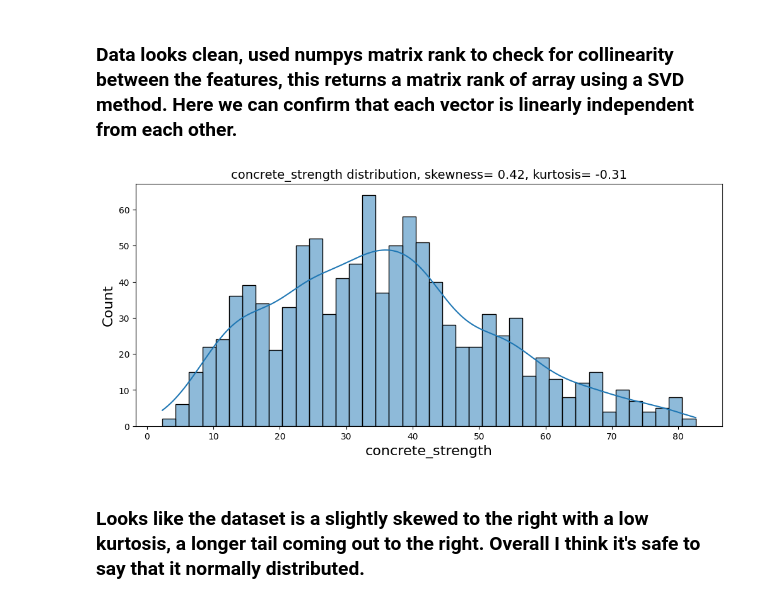
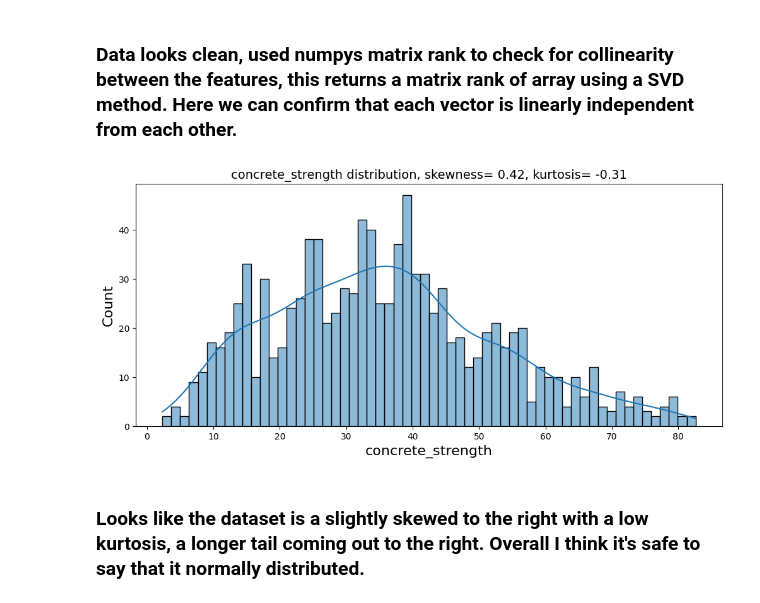
Before and after one commit to williamjwall/ensemble_investigation, a Jupyter notebook: concrete_strength_final.ipynb, the cells around one changed output. Cells and saved outputs as stored; diff of their text form; code cells hidden in the pictures.

```diff
--- a/concrete_strength_final.ipynb
+++ b/concrete_strength_final.ipynb
@@ -89,15 +90,15 @@ True
 ### Data looks clean, used numpys matrix rank to check for collinearity between the features, this returns a matrix rank of array using a SVD method. Here we can confirm that each vector is linearly independent from each other.
 # %%
 plt.figure(figsize=(12, 5))
-sns.histplot(x="concrete_strength", kde=True, bins=40, data=df)
+sns.histplot(x="concrete_strength", kde=True, bins=60, data=df)
 plt.title("concrete_strength distribution, skewness= " + str(round(df["concrete_strength"].skew(), 2)) +
           ", kurtosis= " + str( round(df["concrete_strength"].kurt(), 2)), fontsize=14)
 plt.xlabel("concrete_strength", fontsize=16)
 plt.ylabel("Count", fontsize=16)
 
 plt.show()
 # %% [output]
-[figure, old version]
+[figure, new version]
 # %% [markdown]
 ### Looks like the dataset is a slightly skewed to the right with a low kurtosis, a longer tail coming out to the right. Overall I think it's safe to say that it normally distributed.
 # %%
```
Also changed, not shown: parts of 71 cells of this notebook.
